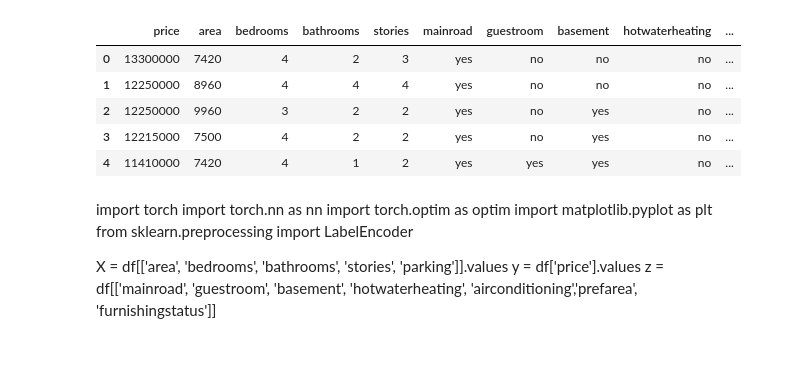
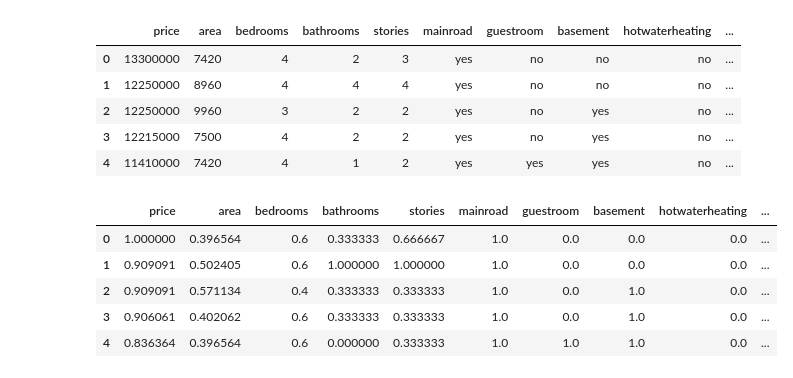
Before and after one commit to abinashregmi/Semester-IV, a Jupyter notebook: AI LABs/lab13.ipynb, the cells around one changed output. Cells and saved outputs as stored; diff of their text form; code cells hidden in the pictures.

```diff
--- a/AI LABs/lab13.ipynb
+++ b/AI LABs/lab13.ipynb
@@ -4,5 +5,5 @@ import pandas as pd
 # %%
-df = pd.read_csv("/Housing.csv")
+df = pd.read_csv('Housing.csv')
 df.head()
 # %% [output]
 |  | price | area | bedrooms | bathrooms | stories | mainroad | guestroom | basement | hotwaterheating | ... |
@@ -12,17 +13,18 @@ df.head()
 | 3 | 12215000 | 7500 | 4 | 2 | 2 | yes | no | yes | no | ... |
 | 4 | 11410000 | 7420 | 4 | 1 | 2 | yes | yes | yes | no | ... |
 # %%
-from sklearn.preprocessing import LabelEncoder
-encoder = LabelEncoder ()
+import numpy as np
+from sklearn.preprocessing import MinMaxScaler, LabelEncoder
+label_enc = LabelEncoder()
 for col in df.select_dtypes(include=['object']).columns:
-  df[col] = encoder.fit_transform(df[col])
+    df[col] = label_enc.fit_transform(df[col])
+scaler = MinMaxScaler()
+scaled_df = pd.DataFrame(scaler.fit_transform(df), columns=df.columns)
+scaled_df.head()
+# %% [output]
+|  | price | area | bedrooms | bathrooms | stories | mainroad | guestroom | basement | hotwaterheating | ... |
+| 0 | 1.000000 | 0.396564 | 0.6 | 0.333333 | 0.666667 | 1.0 | 0.0 | 0.0 | 0.0 | ... |
+| 1 | 0.909091 | 0.502405 | 0.6 | 1.000000 | 1.000000 | 1.0 | 0.0 | 0.0 | 0.0 | ... |
+| 2 | 0.909091 | 0.571134 | 0.4 | 0.333333 | 0.333333 | 1.0 | 0.0 | 1.0 | 0.0 | ... |
+| 3 | 0.906061 | 0.402062 | 0.6 | 0.333333 | 0.333333 | 1.0 | 0.0 | 1.0 | 0.0 | ... |
+| 4 | 0.836364 | 0.396564 | 0.6 | 0.000000 | 0.333333 | 1.0 | 1.0 | 1.0 | 0.0 | ... |
-# %% [markdown]
-import torch
-import torch.nn as nn
-import torch.optim as optim
-import matplotlib.pyplot as plt
-from sklearn.preprocessing import LabelEncoder
-
-X = df[['area', 'bedrooms', 'bathrooms', 'stories',  'parking']].values
-y = df['price'].values
-z = df[['mainroad', 'guestroom', 'basement', 'hotwaterheating', 'airconditioning','prefarea', 'furnishingstatus']]
```
Also changed, not shown: parts of 12 cells of this notebook, 1 other file.
